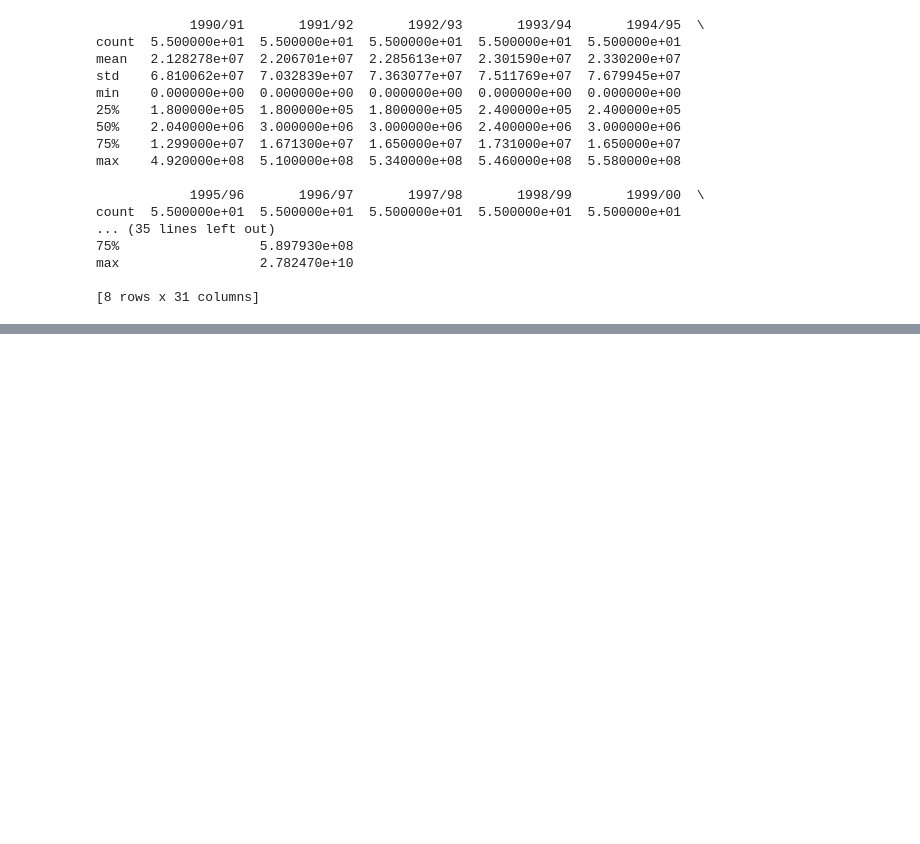
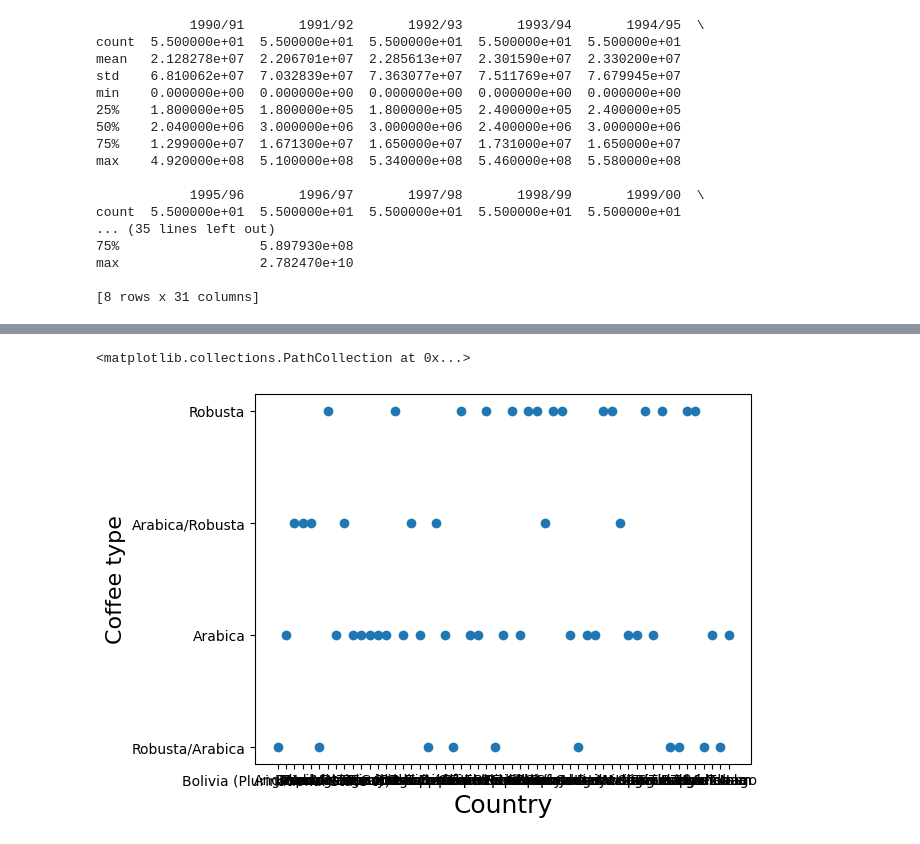
Before and after one commit to Vijisenthi27/FODS, a Jupyter notebook: Untitled2.ipynb, the cells around one changed output, grey strips where cells are left out. Cells and saved outputs as stored; diff of their text form; code cells hidden in the pictures; blank space fills up the shorter version.

```diff
--- a/Untitled2.ipynb
+++ b/Untitled2.ipynb
@@ -83,0 +283,8 @@ max                  2.782470e+10
+# %%
+#line graph
+plt.xlabel('Country',fontsize=18)
+plt.ylabel('Coffee type',fontsize=16)
+plt.scatter(x,y)
+# %% [output]
+<matplotlib.collections.PathCollection at 0x...>
+[figure, added]
```
Also changed, not shown: parts of 16 cells of this notebook.
